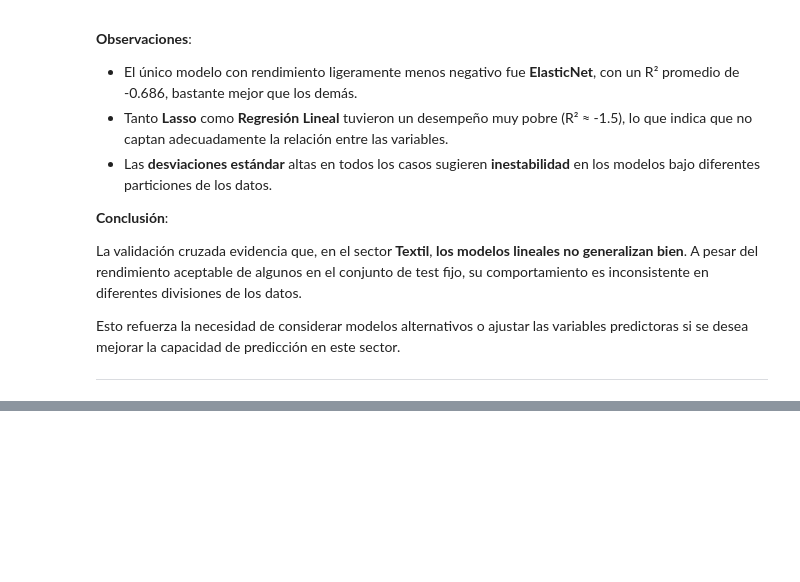
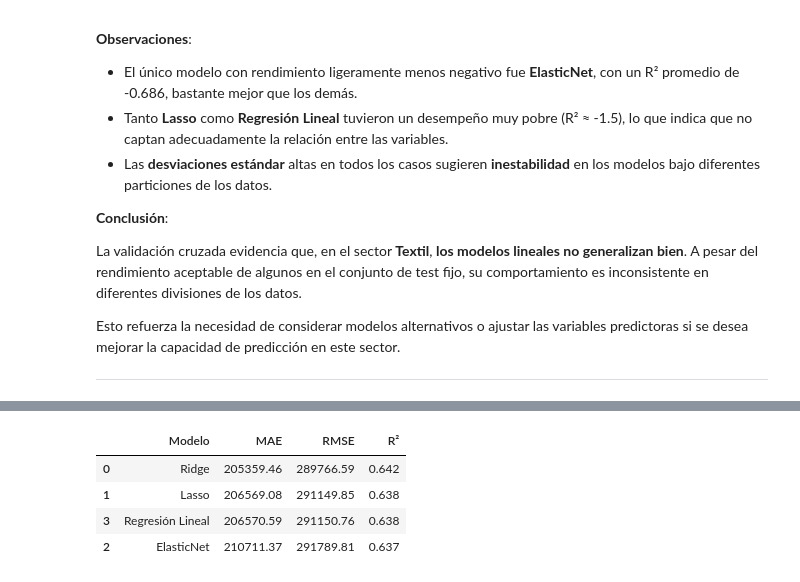
Before and after one commit to lunalucianoj/produccion-industrial-tdf, a Jupyter notebook: notebooks/01_exploracion_y_union_datasets.ipynb, the cells around one changed output, grey strips where cells are left out. Saved outputs shown, nothing was run; the diff lists cells and outputs as text; code cells hidden in the pictures; blank space fills up the shorter version.

```diff
--- a/notebooks/01_exploracion_y_union_datasets.ipynb
+++ b/notebooks/01_exploracion_y_union_datasets.ipynb
@@ -3248,0 +3263,53 @@ Esto refuerza la necesidad de considerar modelos alternativos o ajustar las vari
+# %%
+# División de variables predictoras y objetivo
+X = df_elec[["empleados", "establecimientos", "anio"]]
+y = df_elec["Produccion"]
+
+# División en entrenamiento y prueba
+from sklearn.model_selection import train_test_split
+X_train, X_test, y_train, y_test = train_test_split(X, y, test_size=0.2, random_state=42)
+
+# Estandarización
+from sklearn.preprocessing import StandardScaler
+scaler = StandardScaler()
+X_train_scaled = scaler.fit_transform(X_train)
+X_test_scaled = scaler.transform(X_test)
+
+# Modelos de regresión regularizada
+from sklearn.linear_model import Ridge, Lasso, ElasticNet, LinearRegression
+from sklearn.metrics import mean_absolute_error, mean_squared_error, r2_score
+import numpy as np
+import pandas as pd
+
+# Inicialización de modelos
+models = {
+    "Ridge": Ridge(alpha=1.0),
+    "Lasso": Lasso(alpha=1.0),
+    "ElasticNet": ElasticNet(alpha=1.0, l1_ratio=0.5),
+    "Regresión Lineal": LinearRegression()
+}
+
+# Evaluación
+resultados = []
+for nombre, modelo in models.items():
+    modelo.fit(X_train_scaled, y_train)
+    y_pred = modelo.predict(X_test_scaled)
+    mae = mean_absolute_error(y_test, y_pred)
+    rmse = np.sqrt(mean_squared_error(y_test, y_pred))
+    r2 = r2_score(y_test, y_pred)
+    resultados.append({
+        "Modelo": nombre,
+        "MAE": round(mae, 2),
+        "RMSE": round(rmse, 2),
+        "R²": round(r2, 3)
+    })
+
+# Mostrar resultados
+df_resultados_electronica = pd.DataFrame(resultados)
+display(df_resultados_electronica.sort_values(by="R²", ascending=False))
+# %% [output]
+|  | Modelo | MAE | RMSE | R² |
+| 0 | Ridge | 205359.46 | 289766.59 | 0.642 |
+| 1 | Lasso | 206569.08 | 291149.85 | 0.638 |
+| 3 | Regresión Lineal | 206570.59 | 291150.76 | 0.638 |
+| 2 | ElasticNet | 210711.37 | 291789.81 | 0.637 |
```
Also changed, not shown: parts of 33 cells of this notebook.
